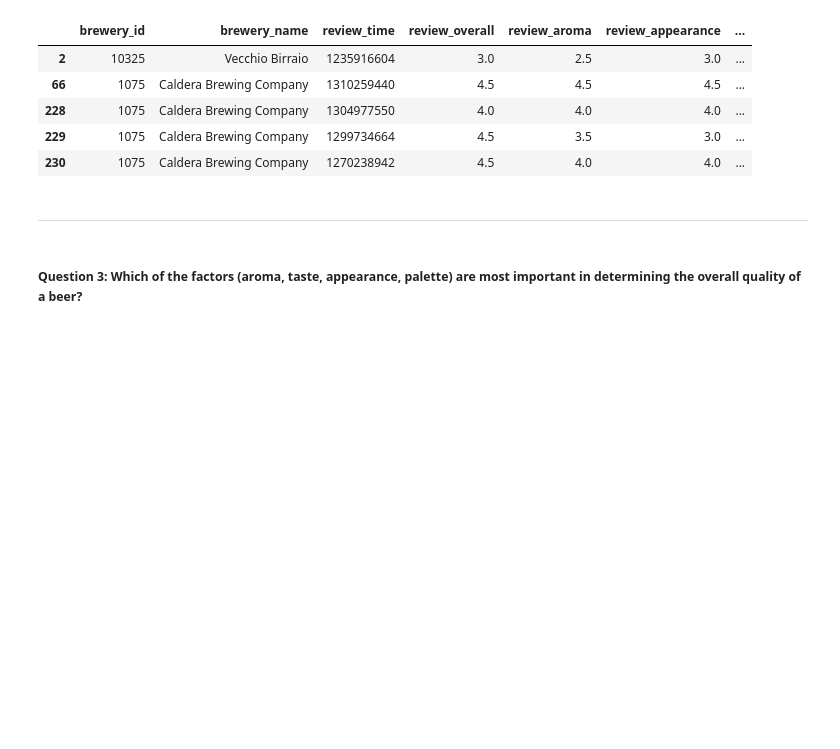
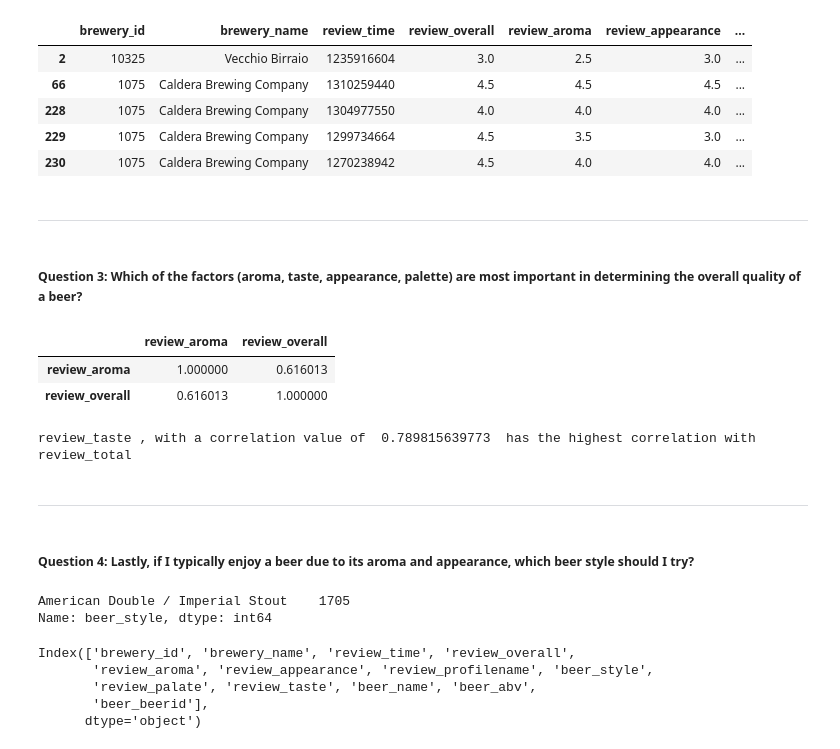
Before and after one commit to bobuva/beer_reviews, a Jupyter notebook: Beer Reviews Challenge.ipynb, the cells around one changed output. Cells and saved outputs as stored; diff of their text form; code cells hidden in the pictures; blank space fills up the shorter version.

Commit message:
Did questions 3 and 4. Exercise complete

```diff
--- a/Beer Reviews Challenge.ipynb
+++ b/Beer Reviews Challenge.ipynb
@@ -235,3 +242,44 @@ df_stout_and_porter.head(5)
 ---
 # %% [markdown]
 ##### Question 3:  Which of the factors (aroma, taste, appearance, palette) are most important in determining the overall quality of a beer?
+# %%
+reviews[['review_aroma', 'review_overall']].corr()
+# reviews['review_aroma'].corr(reviews['review_overall'])
+# %% [output]
+|  | review_aroma | review_overall |
+| review_aroma | 1.000000 | 0.616013 |
+| review_overall | 0.616013 | 1.000000 |
+# %%
+col_names = ['review_aroma', 'review_taste', 'review_appearance', 'review_palate']
+
+max = 0.0
+col_name_max = ""
+
+for n in col_names:
+    temp_corr = reviews['review_overall'].corr(reviews[n])
+    if temp_corr > max:
+        max = temp_corr
+        col_name_max = n
+
+print(col_name_max, ', with a correlation value of ', max, ' has the highest correlation with review_total')
+
+#  for n in col_names)
+# %% [output]
+review_taste , with a correlation value of  0.789815639773  has the highest correlation with review_total
+# %% [markdown]
+---
+# %% [markdown]
+##### Question 4:  Lastly, if I typically enjoy a beer due to its aroma and appearance, which beer style should I try?
+# %%
+reviews[(reviews['review_aroma'] == reviews['review_aroma'].max()) & (reviews['review_appearance'] == reviews['review_appearance'].max())]['beer_style'].value_counts().head(1)
+# %% [output]
+American Double / Imperial Stout    1705
+Name: beer_style, dtype: int64
+# %%
+reviews.columns
+# %% [output]
+Index(['brewery_id', 'brewery_name', 'review_time', 'review_overall',
+       'review_aroma', 'review_appearance', 'review_profilename', 'beer_style',
+       'review_palate', 'review_taste', 'beer_name', 'beer_abv',
+       'beer_beerid'],
+      dtype='object')
```
Also changed, not shown: parts of 4 cells of this notebook.
